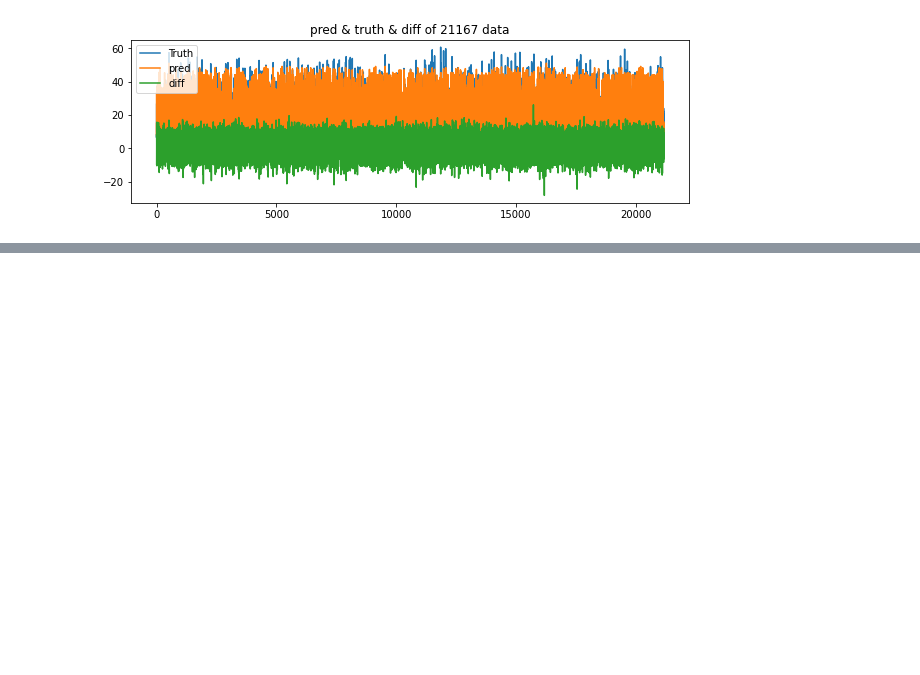
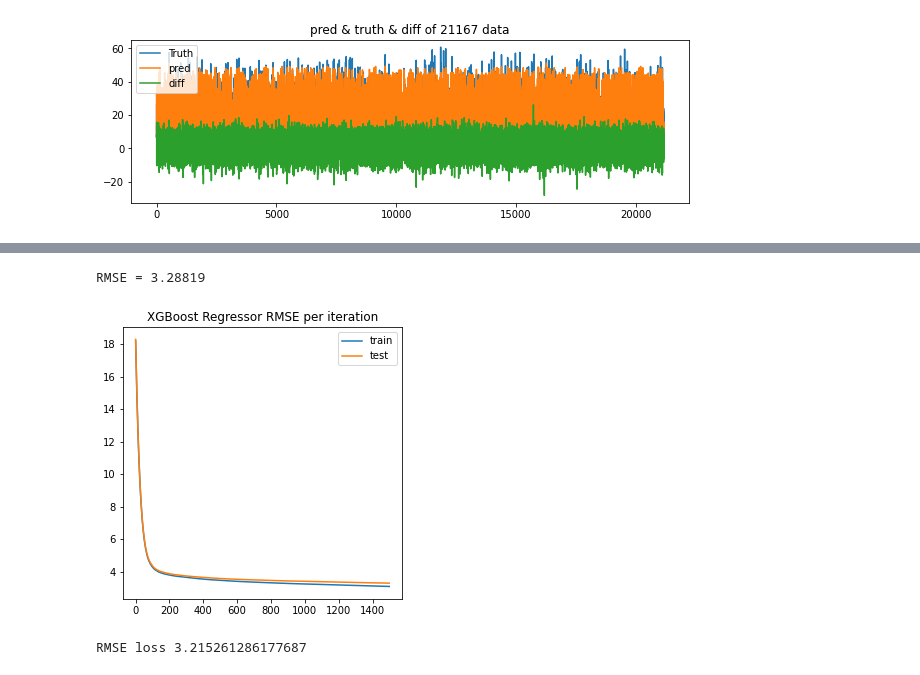
Before and after one commit to luanakwon/GroundTemperature, a Jupyter notebook: GroundTemp.ipynb, the cells around one changed output, grey strips where cells are left out. Drawn from its saved outputs; the diff is of its cells as text; code cells hidden in the pictures; blank space fills up the shorter version.

```diff
--- a/GroundTemp.ipynb
+++ b/GroundTemp.ipynb
@@ -407,0 +386,30 @@ joblib.dump(GBR_model, f'AR_{fraction}')
+# %%
+XGBR_model = xgb.XGBRegressor(
+    max_depth=4,
+    learning_rate=0.03,
+    n_estimators=2000,
+    verbosity=0,
+    silent=None,
+    objective="reg:squarederror",
+    booster='gbtree',
+    n_jobs=1,
+    nthread=None,
+    gamma=0,
+    min_child_weight=1,
+    max_delta_step=0,
+    subsample=1,
+    colsample_bytree=1,
+    colsample_bylevel=1,
+    colsample_bynode=1,
+    reg_alpha=0,
+    reg_lambda=1,
+    scale_pos_weight=1,
+    base_score=0.5,
+    random_state=RANDOM_STATE,
+    missing=None,
+    importance_type="gain",
+    early_stopping_rounds=30,
+    predictor='cpu_predictor'
+)
+# %%
+XGBR_model.fit(X_train,Y_train,eval_set=[(X_train,Y_train),(X_test,Y_test)])
@@ -407,0 +434,19 @@ joblib.dump(GBR_model, f'AR_{fraction}')
+# %%
+results = XGBR_model.evals_result()
+print(f"RMSE = {results['validation_1']['rmse'][-1]}")
+plt.figure(figsize=(5,5))
+plt.title('XGBoost Regressor RMSE per iteration')
+plt.plot(results['validation_0']['rmse'], label='train')
+plt.plot(results['validation_1']['rmse'], label='test')
+plt.legend()
+plt.show()
+# %% [output]
+RMSE = 3.28819
+[figure, added]
+# %%
+prediction = XGBR_model.predict(X_test)
+diff = prediction - Y_test.values.ravel()
+loss = np.sqrt(np.mean(diff**2))
+print(f'RMSE loss {loss}')
+# %% [output]
+RMSE loss 3.215261286177687
```
Also changed, not shown: parts of 19 cells of this notebook.
